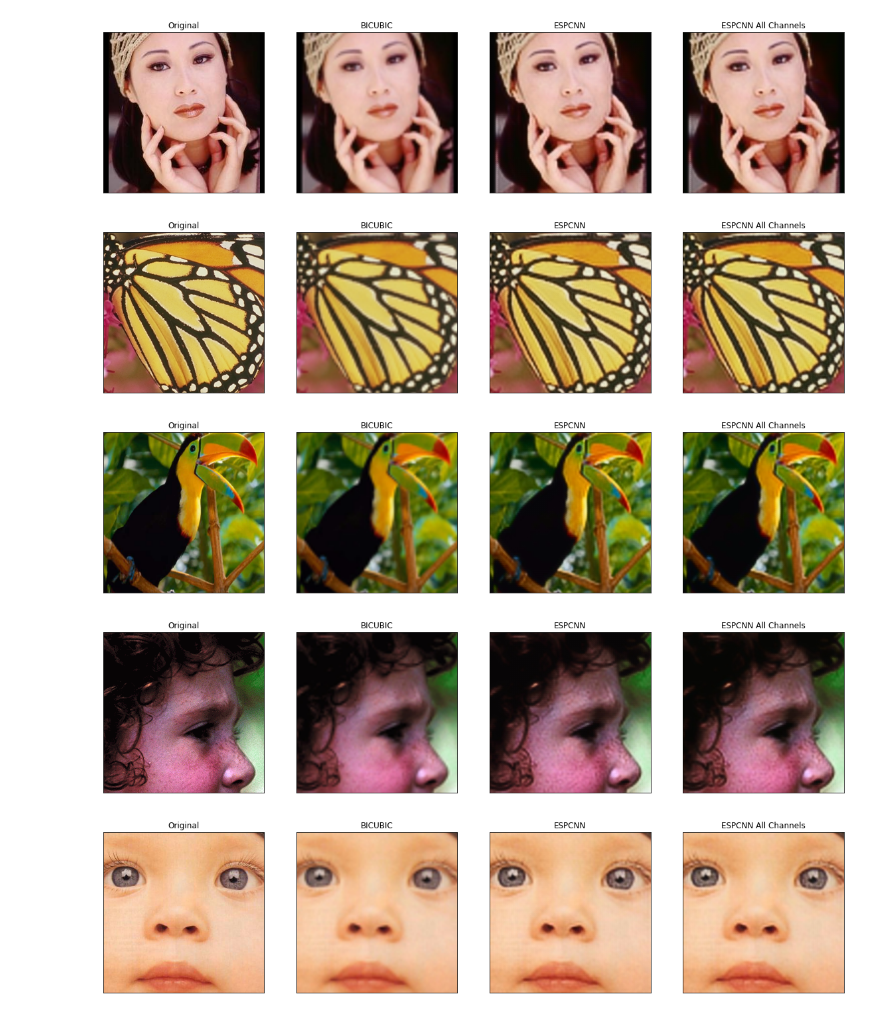
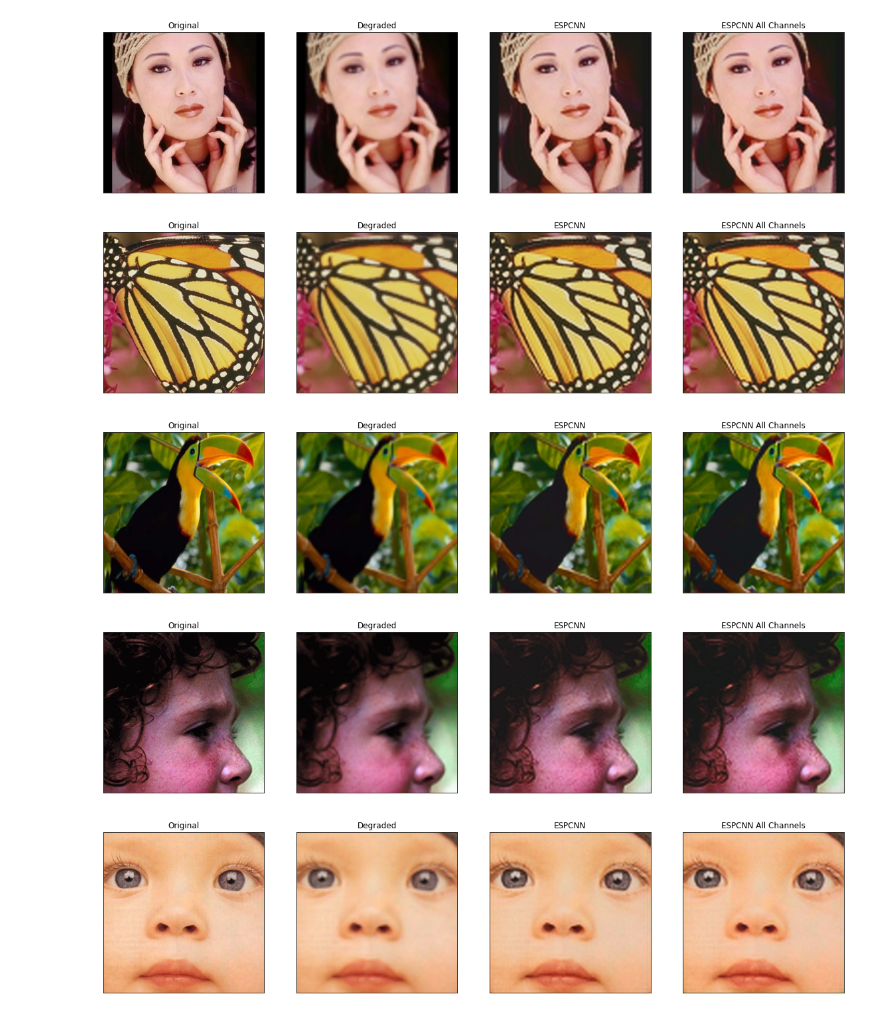
Before and after one commit to Ne-ki-tos/Super_res, a Jupyter notebook: ESPCN.ipynb, the cells around one changed output. Saved outputs shown, nothing was run; the diff lists cells and outputs as text; code cells hidden in the pictures.

```diff
--- a/ESPCN.ipynb
+++ b/ESPCN.ipynb
@@ -563,8 +573,4 @@ plt.show()
 # %%
-def shave(image, border):
-    img = image[border: -border, border: -border]
-    return img
-
 path = 'data/Test/Set5/SRF_' + str(UPSCALE_FACTOR) + '/data/'
 images_name = [x for x in listdir(path) if is_image_file(x)]
 
@@ -598,41 +604,39 @@ for image_name in tqdm(images_name, desc='convert LR images to HR images'):
     image = Variable(transforms.ToTensor()(cr)).view(1, -1, y.size[1], y.size[0])
     if torch.cuda.is_available():
         image = image.cuda()
     cr_out = model_Cr(image)
     out_img_cb = cb_out.data[0].numpy()
     out_img_cb *= 255.0
     out_img_cb = out_img_cb.clip(0, 255)
     out_img_cb = Image.fromarray(np.uint8(out_img_cb[0]))
     out_img_cr = cr_out.data[0].numpy()
     out_img_cr *= 255.0
     out_img_cr = out_img_cr.clip(0, 255)
     out_img_cr = Image.fromarray(np.uint8(out_img_cr[0]))
     sup = Image.merge('YCbCr', [out_img_y, out_img_cb, out_img_cr]).convert('RGB')
 
-    w = ref.width
-    h = ref.height
     fig, axs = plt.subplots(1, 4, figsize=(20, 8))
-    axs[0].imshow(ref.crop((6,6,w - 6, h - 6)))
+    axs[0].imshow(ref)
     axs[0].set_title('Original')
-    axs[1].imshow(img.convert('RGB').resize((img.width * 3, img.height * 3), resample = Image.BICUBIC).crop((6,6,w-6,h-6)))
-    axs[1].set_title('BICUBIC')
+    axs[1].imshow(img.convert('RGB').resize((img.width * 3, img.height * 3), resample = Image.BICUBIC))
+    axs[1].set_title('Degraded')
     #axs[1].set(xlabel = 'PSNR: {}\nMSE: {} \nSSIM: {}'.format(scores[0][0], scores[0][1], scores[0][2]))
-    axs[2].imshow(out_img.crop((6,6,w - 6,h - 6)))
+    axs[2].imshow(out_img)
     axs[2].set_title('ESPCNN')
     #axs[2].set(xlabel = 'PSNR: {} \nMSE: {} \nSSIM: {}'.format(scores[1][0], scores[1][1], scores[1][2]))
-    axs[3].imshow(sup.crop((6,6,w-6,h-6)))
+    axs[3].imshow(sup)
     axs[3].set_title('ESPCNN All Channels')
 
     for ax in axs:
         ax.set_xticks([])
         ax.set_yticks([])
 
     #print('Saving {}'.format(file))
     #fig.savefig('Output/{}.png'.format(os.path.splitext(file)[0]))
     #plt.close()
 # %% [output]
 [figure]
-[figure, old version]
+[figure, new version]
-[figure, old version]
+[figure, new version]
 [figure]
-[figure, old version]
+[figure, new version]
```
Also changed, not shown: parts of 9 cells of this notebook.
